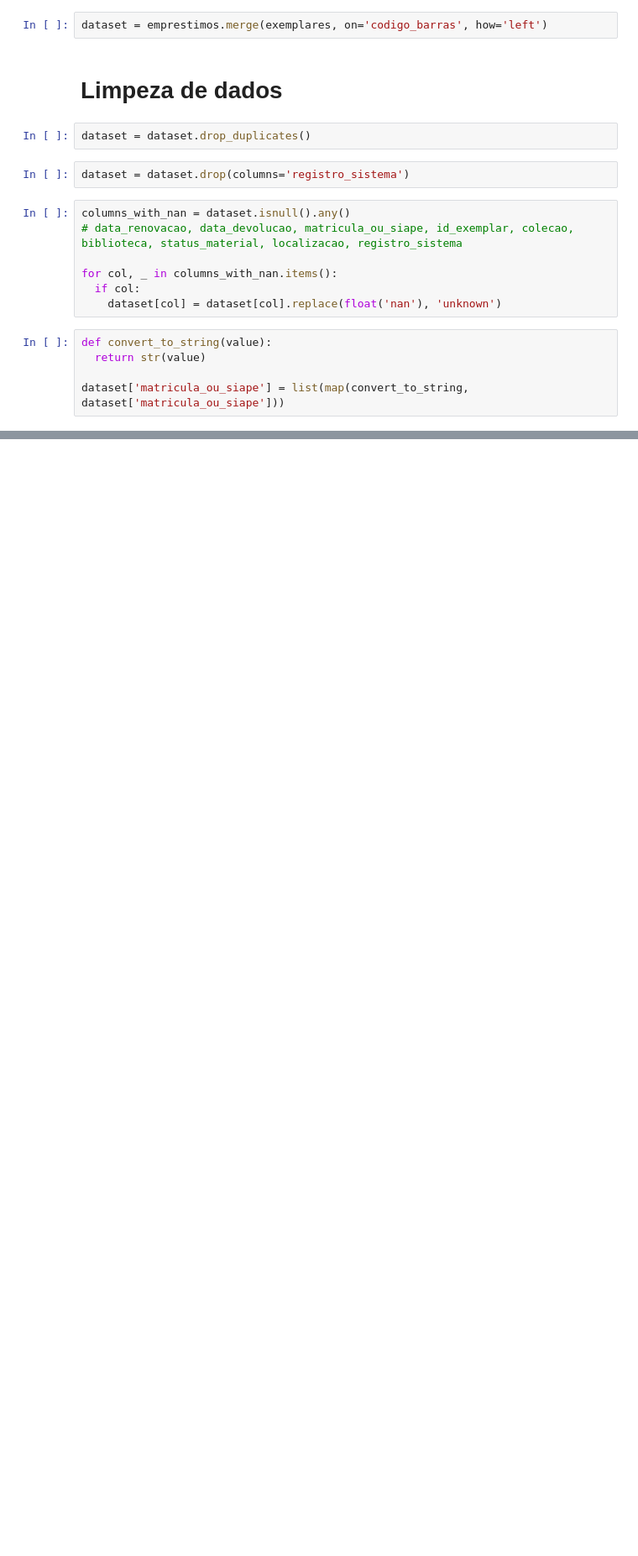
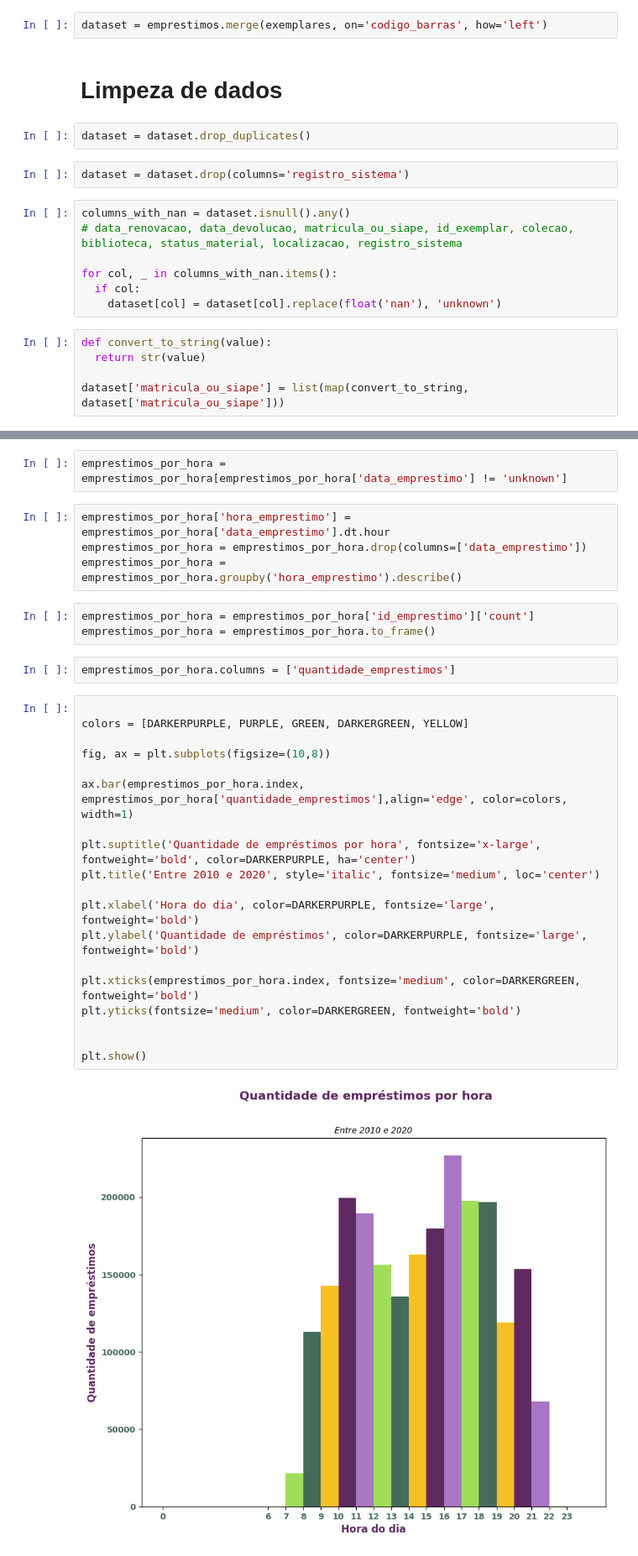
Before and after one commit to ayssag/7DaysOfCodePandas, a Jupyter notebook: _7DaysOfCode.ipynb, the cells around one changed output, grey strips where cells are left out. Shown at 84% size. Saved outputs shown, nothing was run; the diff lists cells and outputs as text; blank space fills up the shorter version.

```diff
--- a/_7DaysOfCode.ipynb
+++ b/_7DaysOfCode.ipynb
@@ -102,0 +202,32 @@ dataset['localizacao_cd'] = list(map(convert_cdu, dataset['localizacao']))
+# %%
+emprestimos_por_hora = emprestimos_por_hora[emprestimos_por_hora['data_emprestimo'] != 'unknown']
+# %%
+emprestimos_por_hora['hora_emprestimo'] = emprestimos_por_hora['data_emprestimo'].dt.hour
+emprestimos_por_hora = emprestimos_por_hora.drop(columns=['data_emprestimo'])
+emprestimos_por_hora = emprestimos_por_hora.groupby('hora_emprestimo').describe()
+# %%
+emprestimos_por_hora = emprestimos_por_hora['id_emprestimo']['count']
+emprestimos_por_hora = emprestimos_por_hora.to_frame()
+# %%
+emprestimos_por_hora.columns = ['quantidade_emprestimos']
+# %%
+
+colors = [DARKERPURPLE, PURPLE, GREEN, DARKERGREEN, YELLOW]
+
+fig, ax = plt.subplots(figsize=(10,8))
+
+ax.bar(emprestimos_por_hora.index, emprestimos_por_hora['quantidade_emprestimos'],align='edge', color=colors, width=1)
+
+plt.suptitle('Quantidade de empréstimos por hora', fontsize='x-large', fontweight='bold', color=DARKERPURPLE, ha='center')
+plt.title('Entre 2010 e 2020', style='italic', fontsize='medium', loc='center')
+
+plt.xlabel('Hora do dia', color=DARKERPURPLE, fontsize='large', fontweight='bold')
+plt.ylabel('Quantidade de empréstimos', color=DARKERPURPLE, fontsize='large', fontweight='bold')
+
+plt.xticks(emprestimos_por_hora.index, fontsize='medium', color=DARKERGREEN, fontweight='bold')
+plt.yticks(fontsize='medium', color=DARKERGREEN, fontweight='bold')
+
+
+plt.show()
+# %% [output]
+[figure, added]
```
Also changed, not shown: parts of 52 cells of this notebook.
